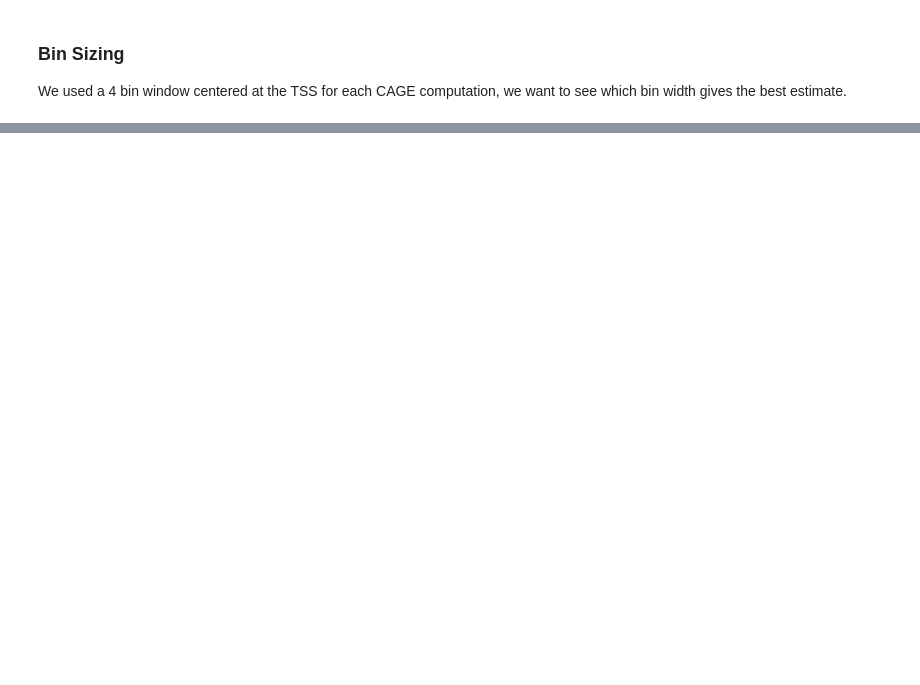
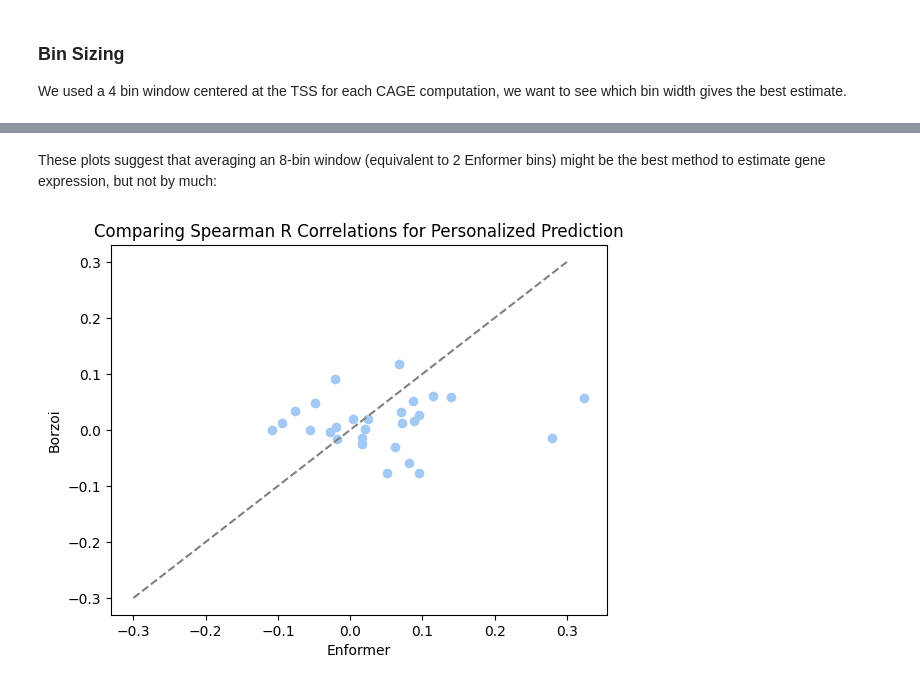
Before and after one commit to hakyimlab/sabrina-deep-learning-in-genomics, a Jupyter notebook: posts/2023-10-20-borzoi-vs-enformer-personalized-prediction/index.ipynb, the cells around one changed output, grey strips where cells are left out. Saved outputs shown, nothing was run; the diff lists cells and outputs as text; code cells hidden in the pictures; blank space fills up the shorter version.

```diff
--- a/posts/2023-10-20-borzoi-vs-enformer-personalized-prediction/index.ipynb
+++ b/posts/2023-10-20-borzoi-vs-enformer-personalized-prediction/index.ipynb
@@ -244,0 +236,15 @@ Highest Absolute Valued Correlation Model:
+# %% [markdown]
+These plots suggest that averaging an 8-bin window (equivalent to 2 Enformer bins) might be the best method to estimate gene expression, but not by much:
+# %%
+colors = sns.color_palette("pastel")
+plt.scatter(spearman_corr_by_bin_size['Enformer'], spearman_corr_by_bin_size['Borzoi, 8 bins'], marker='o', color=colors[0])
+line = np.linspace(-0.3, 0.3)
+plt.plot(line, line, label='y = x', color='gray', linestyle='--')
+# Add labels and title
+plt.xlabel("Enformer")
+plt.ylabel("Borzoi")
+plt.title("Comparing Spearman R Correlations for Personalized Prediction")
+
+plt.show()
+# %% [output]
+[figure, added]
```
Also changed, not shown: parts of 5 cells of this notebook.
